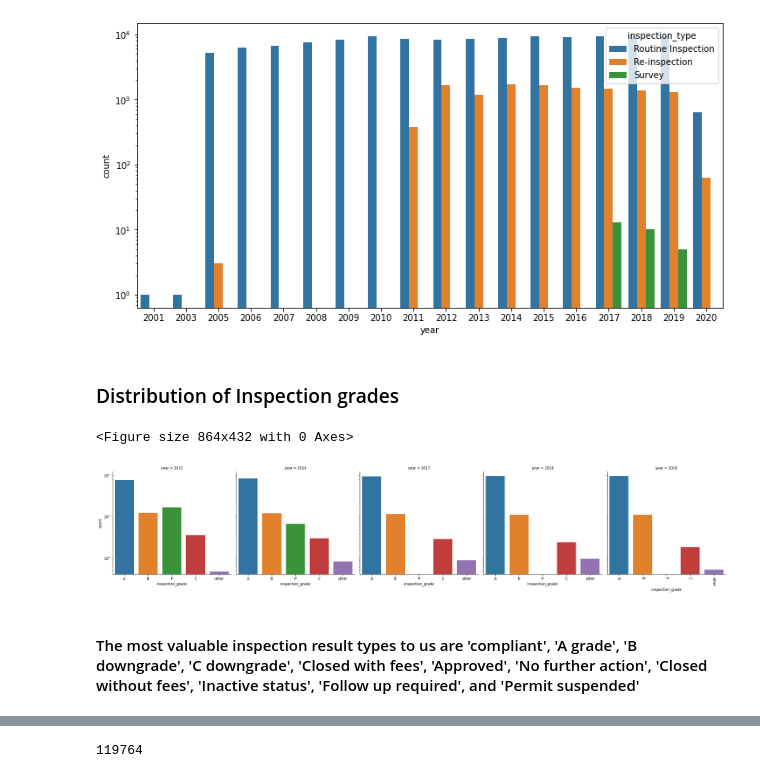
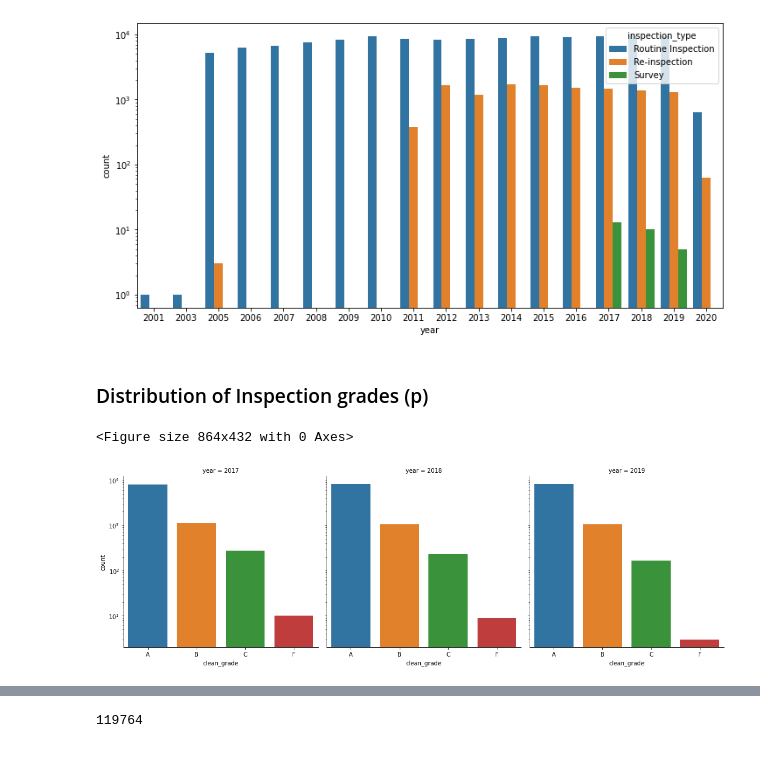
Before and after one commit to RishabPanyam96/Las_Vegas_Food_Inspection, a Jupyter notebook: code/Vizual.ipynb, the cells around one changed output, grey strips where cells are left out. Saved outputs shown, nothing was run; the diff lists cells and outputs as text; code cells hidden in the pictures.

Commit message:
Finalized viz data

```diff
--- a/code/Vizual.ipynb
+++ b/code/Vizual.ipynb
@@ -13,3 +54,5 @@ inspection = pd.read_csv(r"/content/drive/My Drive/DPA Project files/inspections
+# %%
+inspection = pd.read_csv("/content/drive/My Drive/DPA Project files/inspect_viz_data.csv")
 # %%
 rev = review
 # %%
@@ -448,24 +460,19 @@ plt.yscale('log')
 # %% [output]
 [figure]
 # %% [markdown]
-### Distribution of Inspection grades
+### Distribution of Inspection grades (p)
-# %%
-inspection.loc[~inspection.inspection_grade.isin(['A','B','C','P']), 'inspection_grade'] = 'other'
 # %%
-sub = inspection[inspection.year.isin(['2015', '2016', '2017','2018','2019'])]
+sub = inspection[inspection.year.isin(['2017','2018','2019'])]
 # %%
 plt.figure(figsize=(12,6))
-sns.catplot(x='inspection_grade', data=sub, order=inspection.inspection_grade.value_counts().index, col='year', kind='count')
+sns.catplot(x='clean_grade', data=sub, order=inspection.clean_grade.value_counts().index, col='year', kind='count')
 # plt.grid()
 plt.yscale('log')
-plt.xticks(rotation=-90)
 plt.show()
 # %% [output]
 <Figure size 864x432 with 0 Axes>
-[figure, old version]
+[figure, new version]
 # %%
 rev.date = pd.to_datetime(rev.date)
-# %% [markdown]
-#### The most valuable inspection result types to us are 'compliant', 'A grade', 'B downgrade', 'C downgrade', 'Closed with fees', 'Approved', 'No further action', 'Closed without fees', 'Inactive status', 'Follow up required', and 'Permit suspended'
 # %%
 rev.head()
```
Also changed, not shown: parts of 29 cells of this notebook.
